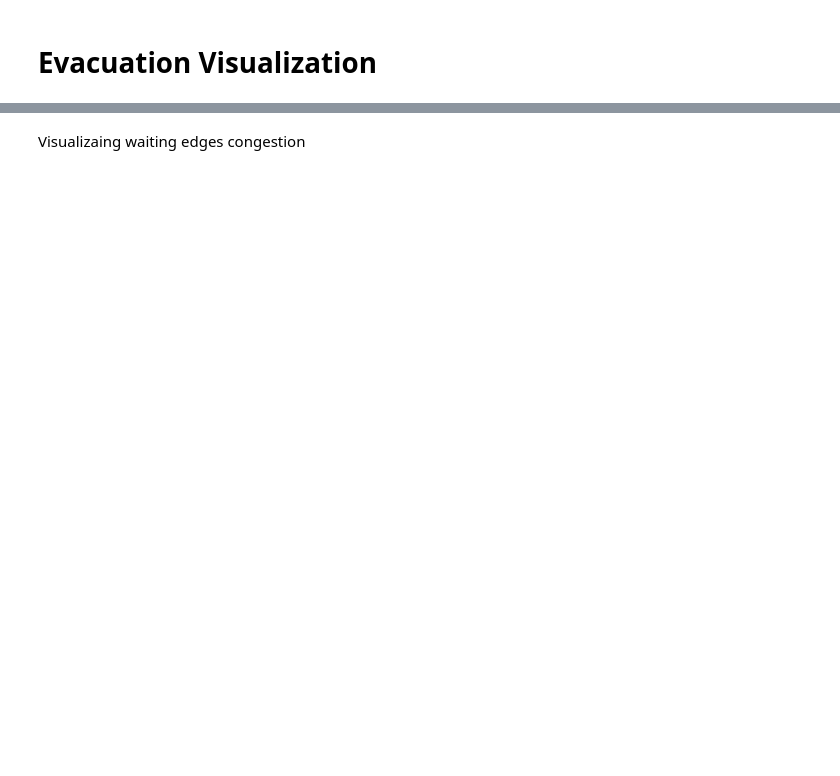
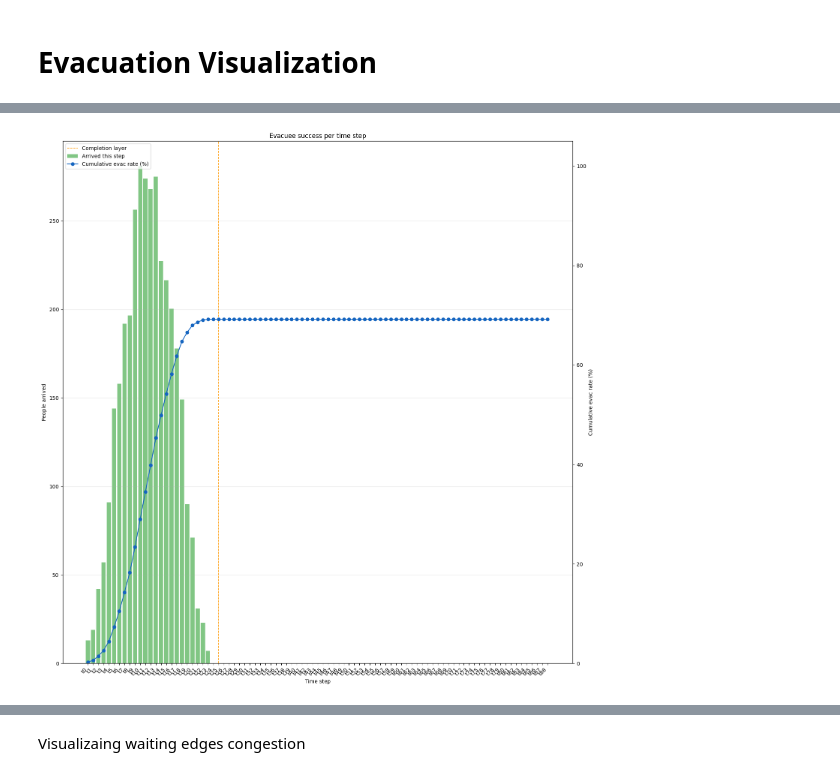
Before and after one commit to CosmosDever/Thesis-EvSim-Flooding-TH, a Jupyter notebook: notebooks/10_visualization.ipynb, the cells around one changed output, grey strips where cells are left out. Saved outputs shown, nothing was run; the diff lists cells and outputs as text; code cells hidden in the pictures; blank space fills up the shorter version.

```diff
--- a/notebooks/10_visualization.ipynb
+++ b/notebooks/10_visualization.ipynb
@@ -33,14 +33,12 @@ def build_node_lookups(nodes):
     pop_lookup = nodes.groupby("osmid")["pop_total"].sum().fillna(0)
     capacity_lookup = nodes.groupby("osmid")["shelter_capacity"].max().fillna(1e6)
     vehicle_occ_lookup = nodes.groupby("osmid")["vehicle_occ"].first().fillna(1)
-    evac_dest_lookup = nodes.set_index("osmid")["evac_dest"].to_dict()
 
     return {
         "transport_mode": mode_lookup,
         "population": pop_lookup,
         "shelter_capacity": capacity_lookup,
         "vehicle_occ": vehicle_occ_lookup,
-        "evac_dest": evac_dest_lookup,
     }
 # %%
 nodes = pd.read_csv(PROCESSED_DIR / "hatyai_nodes_transport.csv")
@@ -154,9 +156,9 @@ L = len(time_names)
 eps = 1e-9
 
 # Map exit/shelter collector names back to osmids
-out_city_osmids_cell = flow_result.get("out_city_osmids", set())
+exit_osmids_cell = flow_result.get("exit_osmids", set())
 chosen_shelter_osmids_cell = set(int(o) for o in nodes.loc[nodes["is_shelter"] == True, "osmid"].drop_duplicates())
-collector_to_exit = {f"exit_{osmid}": osmid for osmid in out_city_osmids_cell}
+collector_to_exit = {f"exit_{osmid}": osmid for osmid in exit_osmids_cell}
 collector_to_shelter = {f"shelter_{osmid}": osmid for osmid in chosen_shelter_osmids_cell}
 
 # Residual flow graph for path reconstruction
@@ -273,3 +275,4 @@ if "folder_path" in globals():
     csv_path = f"{folder_path}/arrivals_per_time_step.csv"
     arrivals_df.to_csv(csv_path, index=False)
     print(f"Saved arrivals per time step to {csv_path}")
+# %% [output]
@@ -276,3 +296,4 @@ if "folder_path" in globals():
+[figure, added]
 # %%
 # Stranded evacuees per time step + mean water level
 import matplotlib.pyplot as plt
```
Also changed, not shown: parts of 6 cells of this notebook, 10 other files.
